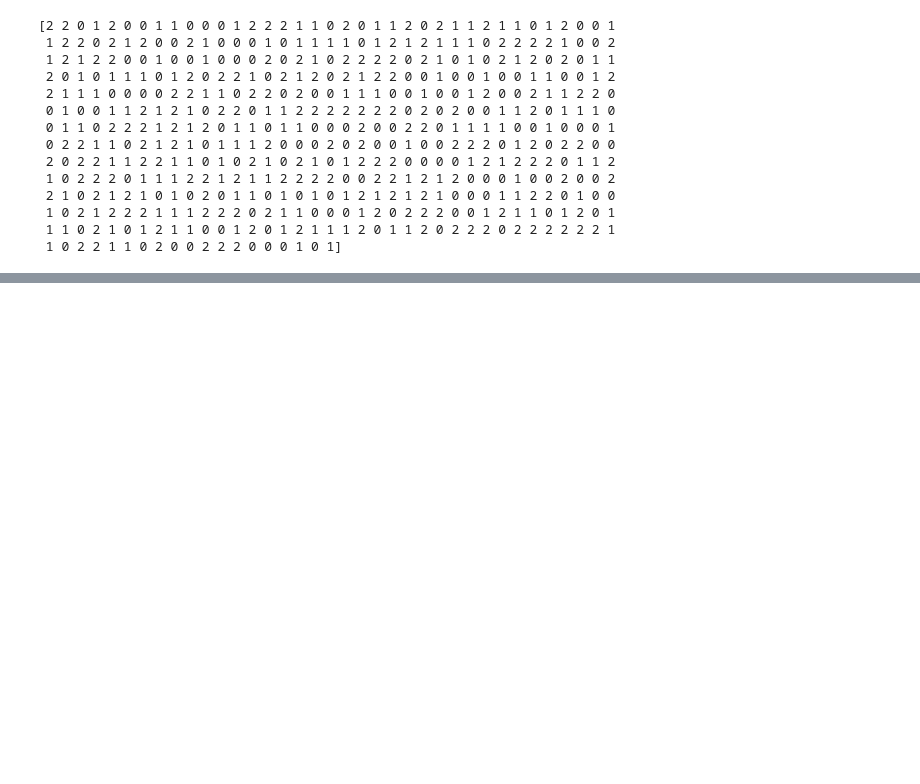
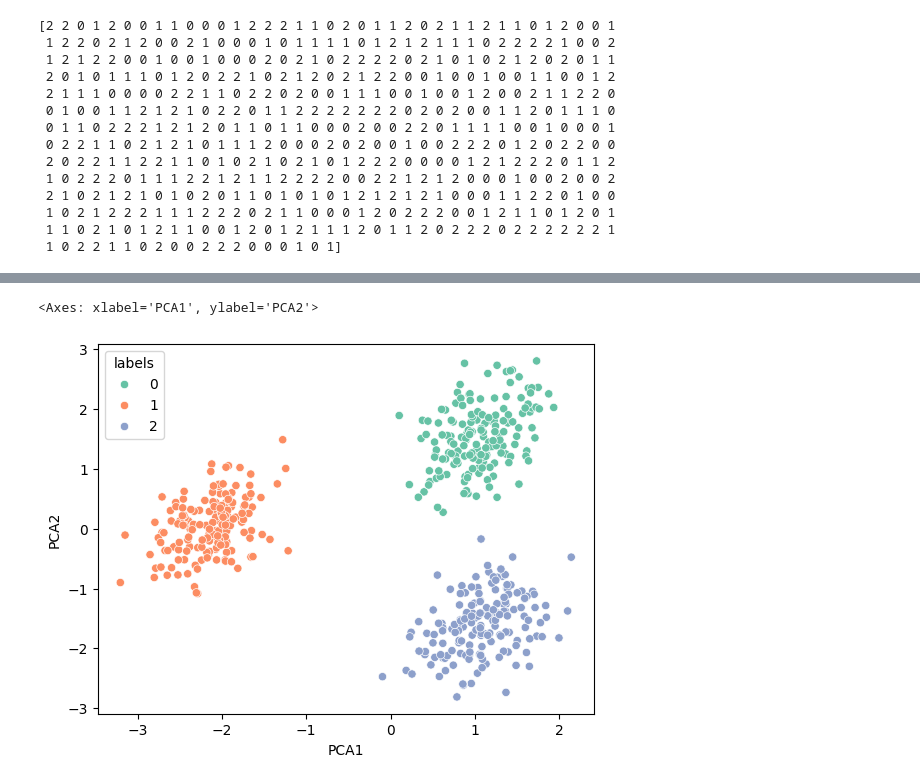
Before and after one commit to Abbasam8910/Machine-Learning-Tutorial, a Jupyter notebook: Day 55/Dimensionality Reduction.ipynb, the cells around one changed output, grey strips where cells are left out. Cells and saved outputs as stored; diff of their text form; code cells hidden in the pictures; blank space fills up the shorter version.

```diff
--- a/Day 55/Dimensionality Reduction.ipynb
+++ b/Day 55/Dimensionality Reduction.ipynb
@@ -39,3 +39,7 @@ print(Y)
  1 0 2 1 2 2 2 1 1 1 2 2 2 0 2 1 1 0 0 0 1 2 0 2 2 2 0 0 1 2 1 1 0 1 2 0 1
  1 1 0 2 1 0 1 2 1 1 0 0 1 2 0 1 2 1 1 1 2 0 1 1 2 0 2 2 2 0 2 2 2 2 2 2 1
  1 0 2 2 1 1 0 2 0 0 2 2 2 0 0 0 1 0 1]
+# %%
+scalar = StandardScaler()
+# %%
+X_scaled = scalar.fit_transform(X)
@@ -41,0 +56,3 @@ print(Y)
+# %%
+pca = PCA(n_components=2)
+X_pca = pca.fit_transform(X_scaled)
@@ -41,0 +79,3 @@ print(Y)
+# %%
+df_pca = pd.DataFrame(X_pca, columns=['PCA1', 'PCA2'])
+df_pca['labels'] = Y
@@ -41,0 +91,5 @@ print(Y)
+# %%
+sns.scatterplot(data=df_pca, x='PCA1', y='PCA2', hue='labels', palette='Set2')
+# %% [output]
+<Axes: xlabel='PCA1', ylabel='PCA2'>
+[figure, added]
```
Also changed, not shown: parts of 3 cells of this notebook.
